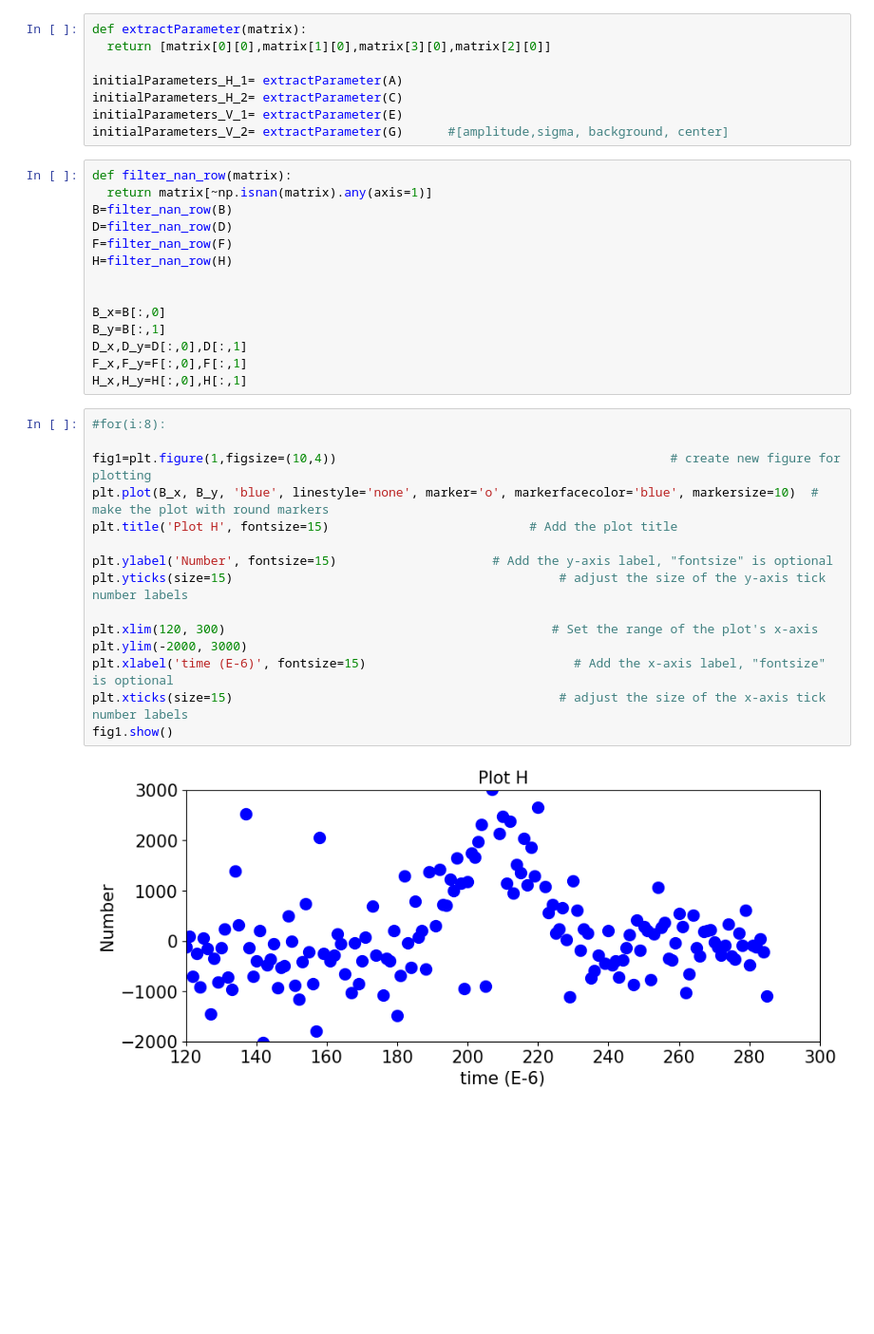
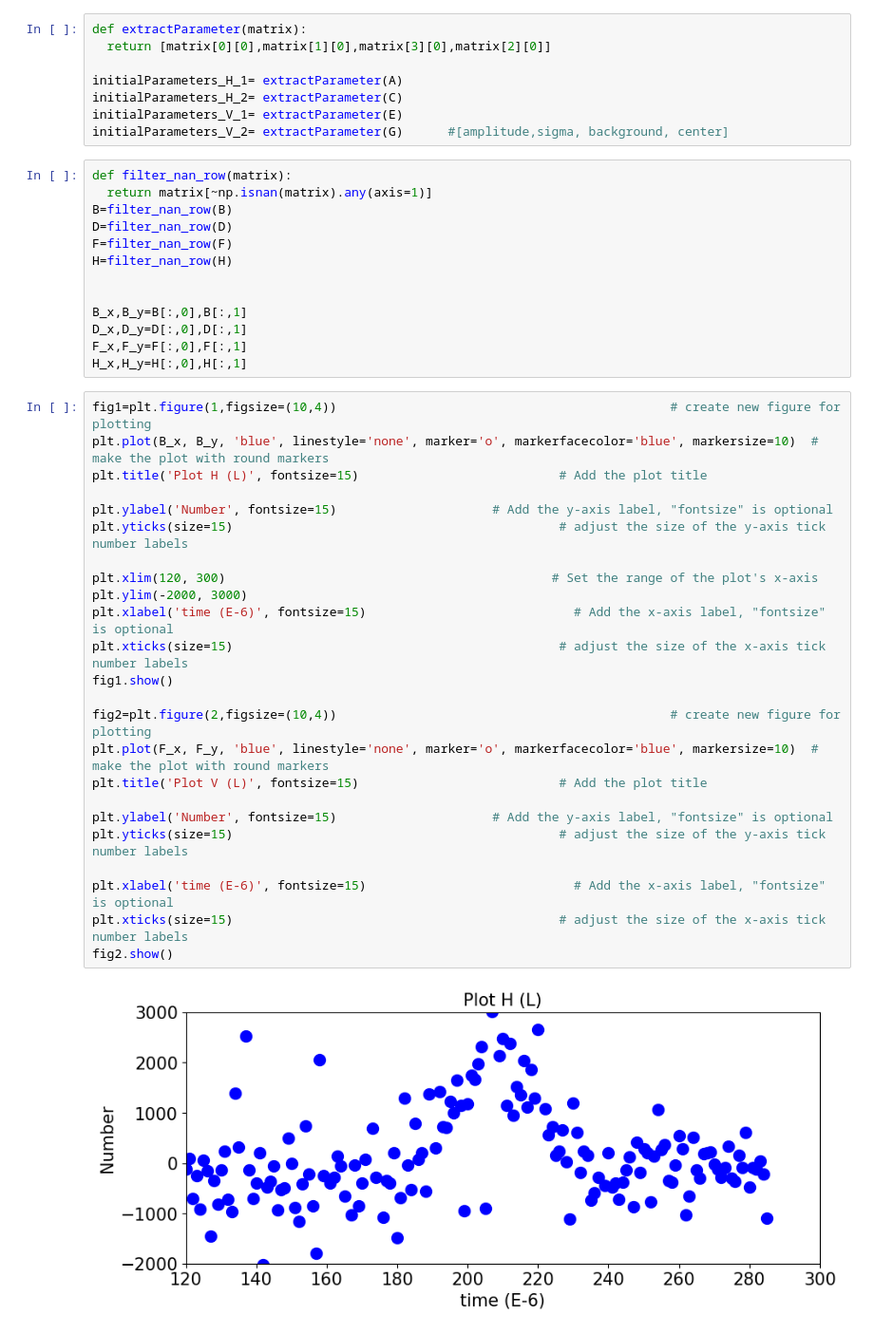
Before and after one commit to Hjhiinu/AtomImaging, a Jupyter notebook: atom_analysis.ipynb, the cells around one changed output. Shown: that part at 95% size. Cells and saved outputs as stored; diff of their text form; blank space fills up the shorter version.

```diff
--- a/atom_analysis.ipynb
+++ b/atom_analysis.ipynb
@@ -84,25 +84,33 @@ F=filter_nan_row(F)
 H=filter_nan_row(H)
 
 
-B_x=B[:,0]
-B_y=B[:,1]
+B_x,B_y=B[:,0],B[:,1]
 D_x,D_y=D[:,0],D[:,1]
 F_x,F_y=F[:,0],F[:,1]
 H_x,H_y=H[:,0],H[:,1]
 # %%
-#for(i:8):
-
 fig1=plt.figure(1,figsize=(10,4))                                             # create new figure for plotting
 plt.plot(B_x, B_y, 'blue', linestyle='none', marker='o', markerfacecolor='blue', markersize=10)  # make the plot with round markers
-plt.title('Plot H', fontsize=15)                           # Add the plot title
+plt.title('Plot H (L)', fontsize=15)                           # Add the plot title
 
 plt.ylabel('Number', fontsize=15)                     # Add the y-axis label, "fontsize" is optional
 plt.yticks(size=15)                                            # adjust the size of the y-axis tick number labels
 
 plt.xlim(120, 300)                                            # Set the range of the plot's x-axis
 plt.ylim(-2000, 3000)
 plt.xlabel('time (E-6)', fontsize=15)                            # Add the x-axis label, "fontsize" is optional
 plt.xticks(size=15)                                            # adjust the size of the x-axis tick number labels
 fig1.show()
+
+fig2=plt.figure(2,figsize=(10,4))                                             # create new figure for plotting
+plt.plot(F_x, F_y, 'blue', linestyle='none', marker='o', markerfacecolor='blue', markersize=10)  # make the plot with round markers
+plt.title('Plot V (L)', fontsize=15)                           # Add the plot title
+
+plt.ylabel('Number', fontsize=15)                     # Add the y-axis label, "fontsize" is optional
+plt.yticks(size=15)                                            # adjust the size of the y-axis tick number labels
+
+plt.xlabel('time (E-6)', fontsize=15)                            # Add the x-axis label, "fontsize" is optional
+plt.xticks(size=15)                                            # adjust the size of the x-axis tick number labels
+fig2.show()
 # %% [output]
-[figure, old version]
+[figure, new version]
```
Also changed, not shown: parts of 8 cells of this notebook.
